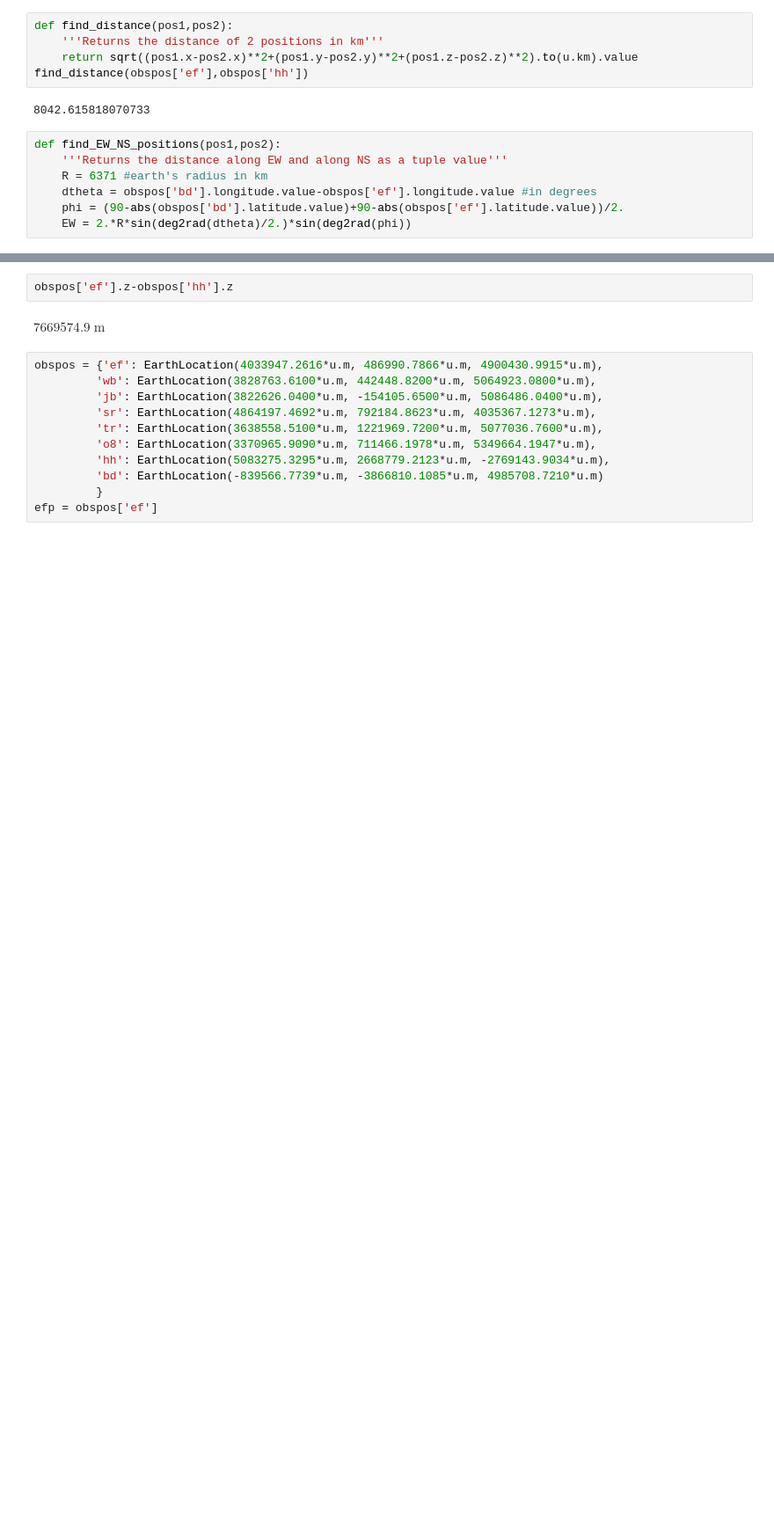
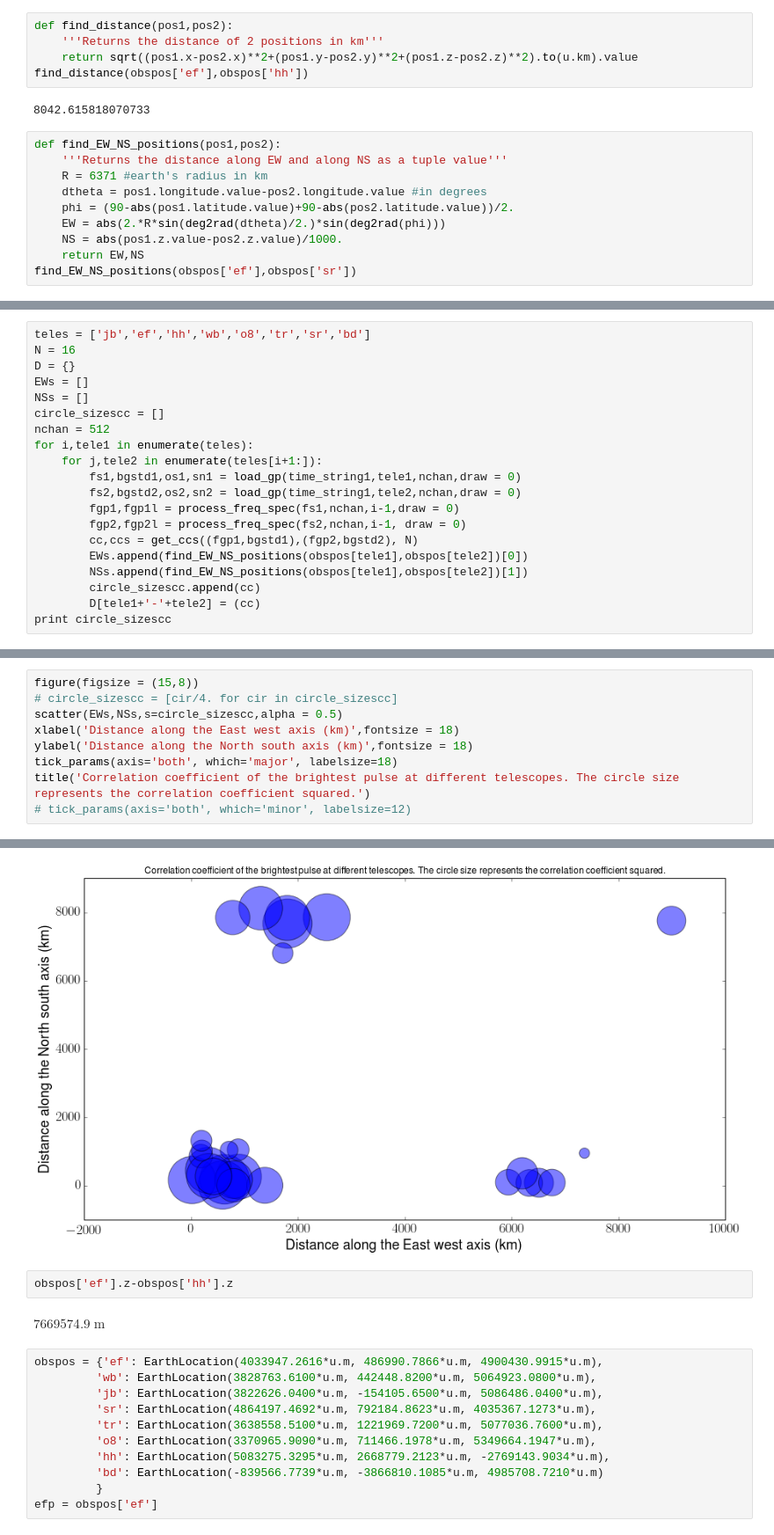
Before and after one commit to xiaozhengxu/scint_analysis, a Jupyter notebook: EVN_crab/process_frequency.ipynb, the cells around one changed output, grey strips where cells are left out. Shown at 88% size. Drawn from its saved outputs; the diff is of its cells as text; blank space fills up the shorter version.

Commit message:
adding a plot of the cc vs NS and EW

```diff
--- a/EVN_crab/process_frequency.ipynb
+++ b/EVN_crab/process_frequency.ipynb
@@ -244,6 +242,9 @@ find_distance(obspos['ef'],obspos['hh'])
 def find_EW_NS_positions(pos1,pos2):
     '''Returns the distance along EW and along NS as a tuple value'''
     R = 6371 #earth's radius in km
-    dtheta = obspos['bd'].longitude.value-obspos['ef'].longitude.value #in degrees
-    phi = (90-abs(obspos['bd'].latitude.value)+90-abs(obspos['ef'].latitude.value))/2.
-    EW = 2.*R*sin(deg2rad(dtheta)/2.)*sin(deg2rad(phi))
+    dtheta = pos1.longitude.value-pos2.longitude.value #in degrees
+    phi = (90-abs(pos1.latitude.value)+90-abs(pos2.latitude.value))/2.
+    EW = abs(2.*R*sin(deg2rad(dtheta)/2.)*sin(deg2rad(phi)))
+    NS = abs(pos1.z.value-pos2.z.value)/1000.
+    return EW,NS
+find_EW_NS_positions(obspos['ef'],obspos['sr'])
@@ -249,0 +253,20 @@ def find_EW_NS_positions(pos1,pos2):
+# %%
+teles = ['jb','ef','hh','wb','o8','tr','sr','bd']
+N = 16
+D = {}
+EWs = []
+NSs = []
+circle_sizescc = []
+nchan = 512
+for i,tele1 in enumerate(teles):
+    for j,tele2 in enumerate(teles[i+1:]):
+        fs1,bgstd1,os1,sn1 = load_gp(time_string1,tele1,nchan,draw = 0)
+        fs2,bgstd2,os2,sn2 = load_gp(time_string1,tele2,nchan,draw = 0)
+        fgp1,fgp1l = process_freq_spec(fs1,nchan,i-1,draw = 0)
+        fgp2,fgp2l = process_freq_spec(fs2,nchan,i-1, draw = 0)
+        cc,ccs = get_ccs((fgp1,bgstd1),(fgp2,bgstd2), N)
+        EWs.append(find_EW_NS_positions(obspos[tele1],obspos[tele2])[0])
+        NSs.append(find_EW_NS_positions(obspos[tele1],obspos[tele2])[1])
+        circle_sizescc.append(cc)
+        D[tele1+'-'+tele2] = (cc)
+print circle_sizescc
@@ -249,0 +275,10 @@ def find_EW_NS_positions(pos1,pos2):
+# %%
+figure(figsize = (15,8))
+# circle_sizescc = [cir/4. for cir in circle_sizescc]
+scatter(EWs,NSs,s=circle_sizescc,alpha = 0.5)
+xlabel('Distance along the East west axis (km)',fontsize = 18)
+ylabel('Distance along the North south axis (km)',fontsize = 18)
+tick_params(axis='both', which='major', labelsize=18)
+title('Correlation coefficient of the brightest pulse at different telescopes. The circle size represents the correlation coefficient squared.')
+# tick_params(axis='both', which='minor', labelsize=12)
+# %% [output]
@@ -250,3 +286,4 @@ def find_EW_NS_positions(pos1,pos2):
+[figure, added]
 # %%
 obspos['ef'].z-obspos['hh'].z
 # %% [output]
```
Also changed, not shown: parts of 9 cells of this notebook.
